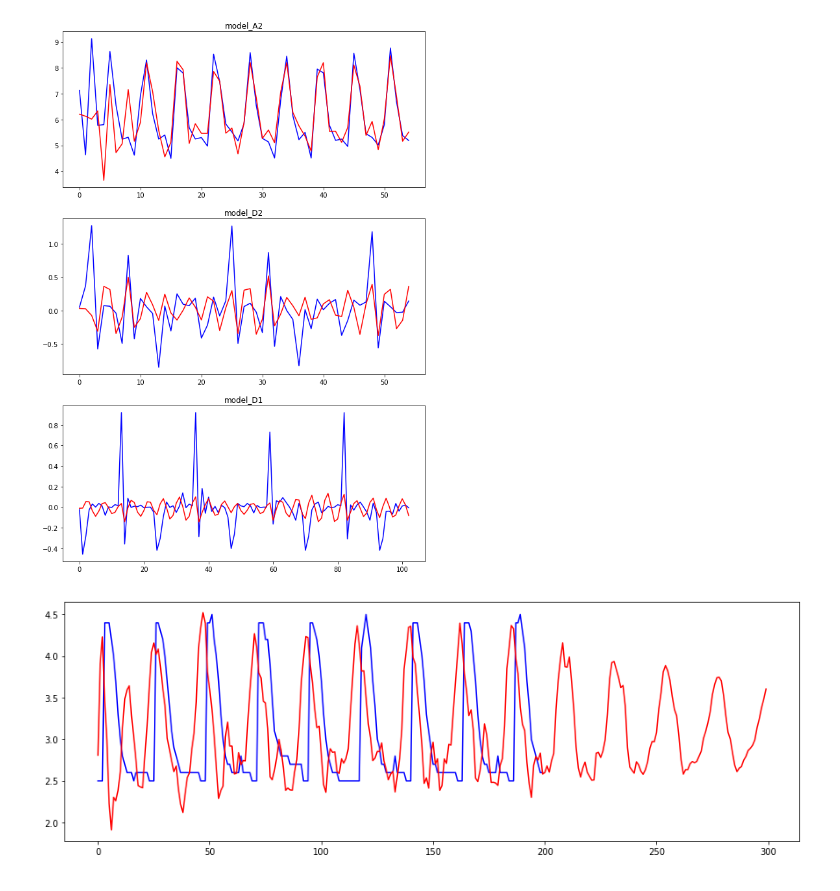
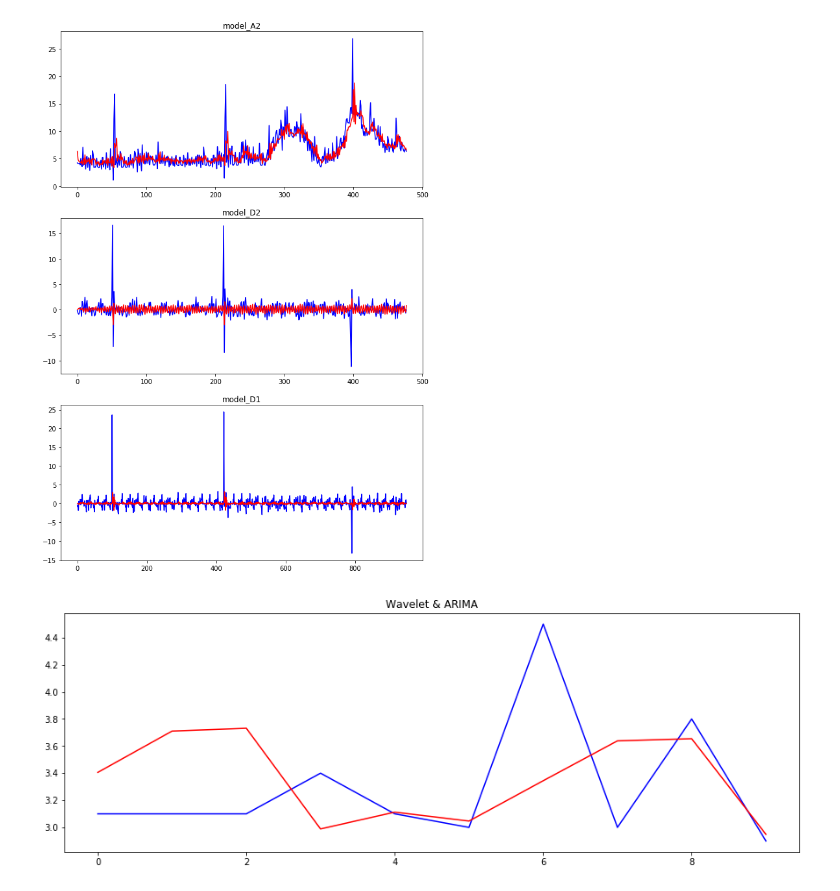
Before and after one commit to Veronica226/Cffex_Data_Analysis, a Jupyter notebook: process.ipynb, the cells around one changed output. Drawn from its saved outputs; the diff is of its cells as text; code cells hidden in the pictures.

```diff
--- a/process.ipynb
+++ b/process.ipynb
@@ -669,18 +674,29 @@ from statsmodels.tsa.ar_model import AR
 from statsmodels.tsa.arima_model import ARIMA
 from statsmodels.tsa.arima_model import ARMA
 from sklearn.metrics import r2_score
+from datetime import datetime,timedelta
 
 #数据
 dateparse = lambda dates: pd.datetime.strptime(dates,'%Y%m%d%H')
 
-data = pd.read_csv(r'E:\HomeMadeSoftware\Cffex_Data_Analysis\output_data\cffex-host-info\2018_config3_hourly_mem.csv',
-                   encoding='UTF-8',parse_dates=['archour'],index_col = 'archour',date_parser=dateparse,nrows = 300)
+data1 = pd.read_csv(r'E:\HomeMadeSoftware\Cffex_Data_Analysis\output_data\cffex-host-info\2018_config3_hourly_cpu.csv',
+                   encoding='UTF-8',parse_dates=['archour'],index_col = 'archour',date_parser=dateparse,nrows=2200)
+timeseries = data1['maxvalue'][:-300]
+print(type(timeseries))
 
-index_list = np.array(data['maxvalue'])[:-100]
-date_list1 = np.array(data['maxvalue'].index)[:-100]
+last_term_date = timeseries.tail(1).index.tolist()
+print(last_term_date)
+new_term_date = last_term_date[0] + timedelta(hours = 1)
+print(new_term_date)
+new_term = pd.Series(timeseries.tail(1)[0], index = [new_term_date])
+timeseries = timeseries.append(new_term)
+print(timeseries.tail(10))
 
-index_for_predict = np.array(data['maxvalue'])[-100:]
-date_list2 = np.array(data.index)[-100:]
+index_list = np.array(timeseries)[:-10]
+date_list1 = np.array(timeseries.index)[:-10]
+
+index_for_predict = np.array(timeseries)[-10:]
+date_list2 = np.array(timeseries.index)[-10:]
 
 #分解
 A2,D2,D1 = pywt.wavedec(index_list,'db4',mode='sym',level=2)
@@ -718,7 +734,7 @@ plt.plot(D1,'blue')
 plt.plot(results_D1.fittedvalues,'red')
 plt.title('model_D1')
 
-A2_all,D2_all,D1_all = pywt.wavedec(np.array(data['maxvalue']),'db4',mode='sym',level=2)
+A2_all,D2_all,D1_all = pywt.wavedec(np.array(timeseries),'db4',mode='sym',level=2)
 delta = [len(A2_all)-len(A2),len(D2_all)-len(D2),len(D1_all)-len(D1)]
 
 print (delta)
@@ -731,13 +747,21 @@ coeff_new = [pA2,pD2,pD1]
 denoised_index = pywt.waverec(coeff_new,'db4')
 
 plt.figure(figsize=(15,5))
-plt.plot(index_list,'blue')
-plt.plot(denoised_index,'red')
+plt.plot(index_list[-10:],'blue')
+plt.plot(denoised_index[-10:],'red')
+plt.title('Wavelet & ARIMA')
 
-temp_data_wt = {'real_value':data['maxvalue'][-100:],'pre_value_wt':denoised_index[-100:]
-               ,'err_wt':denoised_index[-100:]-index_for_predict
-                ,'err_rate_wt/%':(denoised_index[-100:]-index_for_predict)/index_for_predict*100}
+temp_data_wt = {'real_value':timeseries[-10:],'pre_value_wt':denoised_index[-10:]
+               ,'err_wt':denoised_index[-10:]-index_for_predict
+                ,'err_rate_wt/%':(denoised_index[-10:]-index_for_predict)/index_for_predict*100}
 predict_wt = pd.DataFrame(temp_data_wt,index=date_list2,columns=['real_value','pre_value_wt','err_wt','err_rate_wt/%'])
+
+temp_data_wt2 = {'pre_value_wt':denoised_index[-10:]}
+Wavelet_TS = pd.DataFrame(temp_data_wt2,index=date_list2,columns=['pre_value_wt'])
+print(denoised_index)
 print(predict_wt)
-print(r2_score(data['maxvalue'][-100:],denoised_index[-100:]))
+print(r2_score(timeseries[-10:],denoised_index[-10:]))
+print(timeseries[-10:])
+print(predict_wt['pre_value_wt'][-10:])
+print(Wavelet_TS['pre_value_wt'][-10:])
 # %% [output]
@@ -761,5 +799,5 @@ print(r2_score(data['maxvalue'][-100:],denoised_index[-100:]))
-[figure, old version]
+[figure, new version]
-[figure, old version]
+[figure, new version]
 # %%
 def boxpierce_test():
 #     '''计算box pierce 和 box ljung统计量'''
```
Also changed, not shown: parts of 6 cells of this notebook, 2 other files.
